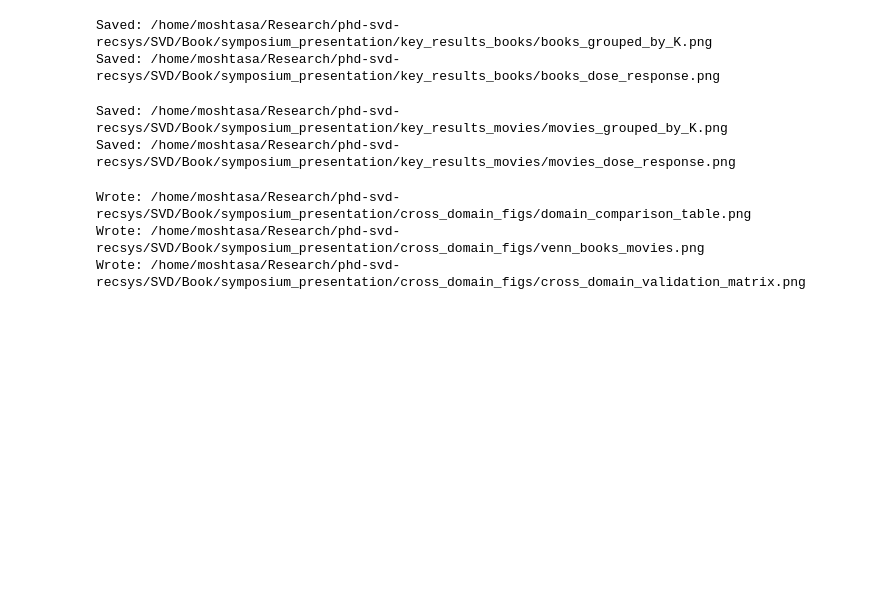
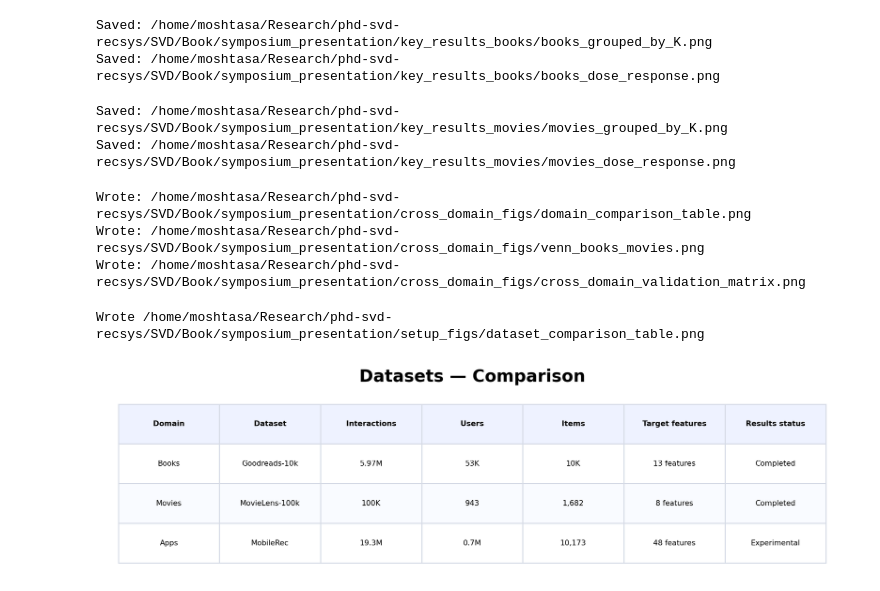
Before and after one commit to saramoshtaghi/phd-svd-recsys, a Jupyter notebook: SVD/Book/symposium_presentation/figures.ipynb, the cells around one changed output. Drawn from its saved outputs; the diff is of its cells as text; code cells hidden in the pictures; blank space fills up the shorter version.

Commit message:
preparing for phd symposium

```diff
--- a/SVD/Book/symposium_presentation/figures.ipynb
+++ b/SVD/Book/symposium_presentation/figures.ipynb
@@ -1197,3 +1197,31 @@ if __name__ == "__main__":
 Wrote: /home/moshtasa/Research/phd-svd-recsys/SVD/Book/symposium_presentation/cross_domain_figs/domain_comparison_table.png
 Wrote: /home/moshtasa/Research/phd-svd-recsys/SVD/Book/symposium_presentation/cross_domain_figs/venn_books_movies.png
 Wrote: /home/moshtasa/Research/phd-svd-recsys/SVD/Book/symposium_presentation/cross_domain_figs/cross_domain_validation_matrix.png
+# %%
+# save as: make_apps_table.py
+import pandas as pd, matplotlib.pyplot as plt
+from pathlib import Path
+
+rows = [
+    ["Books",  "Goodreads-10k",  "5.97M",  "53K",   "10K",    "13 features", "Completed"],
+    ["Movies", "MovieLens-100k", "100K",   "943",   "1,682",  "8 features",  "Completed"],
+    ["Apps",   "MobileRec",      "19.3M",  "0.7M",  "10,173", "48 features", "Experimental"],
+]
+cols = ["Domain","Dataset","Interactions","Users","Items","Target features","Results status"]
+df = pd.DataFrame(rows, columns=cols)
+
+out = Path("./setup_figs"); out.mkdir(parents=True, exist_ok=True)
+fig, ax = plt.subplots(figsize=(10, 2.9), dpi=220); ax.axis("off")
+ax.text(0.5, 1.05, "Datasets — Comparison", ha="center", va="bottom",
+        fontsize=16, weight="bold", transform=ax.transAxes)
+tab = ax.table(cellText=df.values, colLabels=df.columns, cellLoc="center", colLoc="center",
+               loc="upper center", bbox=[0.02, 0.02, 0.96, 0.92])
+for (r,c), cell in tab.get_celld().items():
+    if r==0: cell.set_facecolor("#eef2ff"); cell.set_text_props(weight="bold")
+    else:    cell.set_facecolor("#ffffff" if r%2 else "#f9fbff")
+    cell.set_edgecolor("#d6dbe6")
+fig.tight_layout(); fig.savefig(out/"dataset_comparison_table.png", bbox_inches="tight")
+print("Wrote", (out/"dataset_comparison_table.png").resolve())
+# %% [output]
+Wrote /home/moshtasa/Research/phd-svd-recsys/SVD/Book/symposium_presentation/setup_figs/dataset_comparison_table.png
+[figure, added]
```
Also changed, not shown: parts of 3 cells of this notebook, 11 other files.
